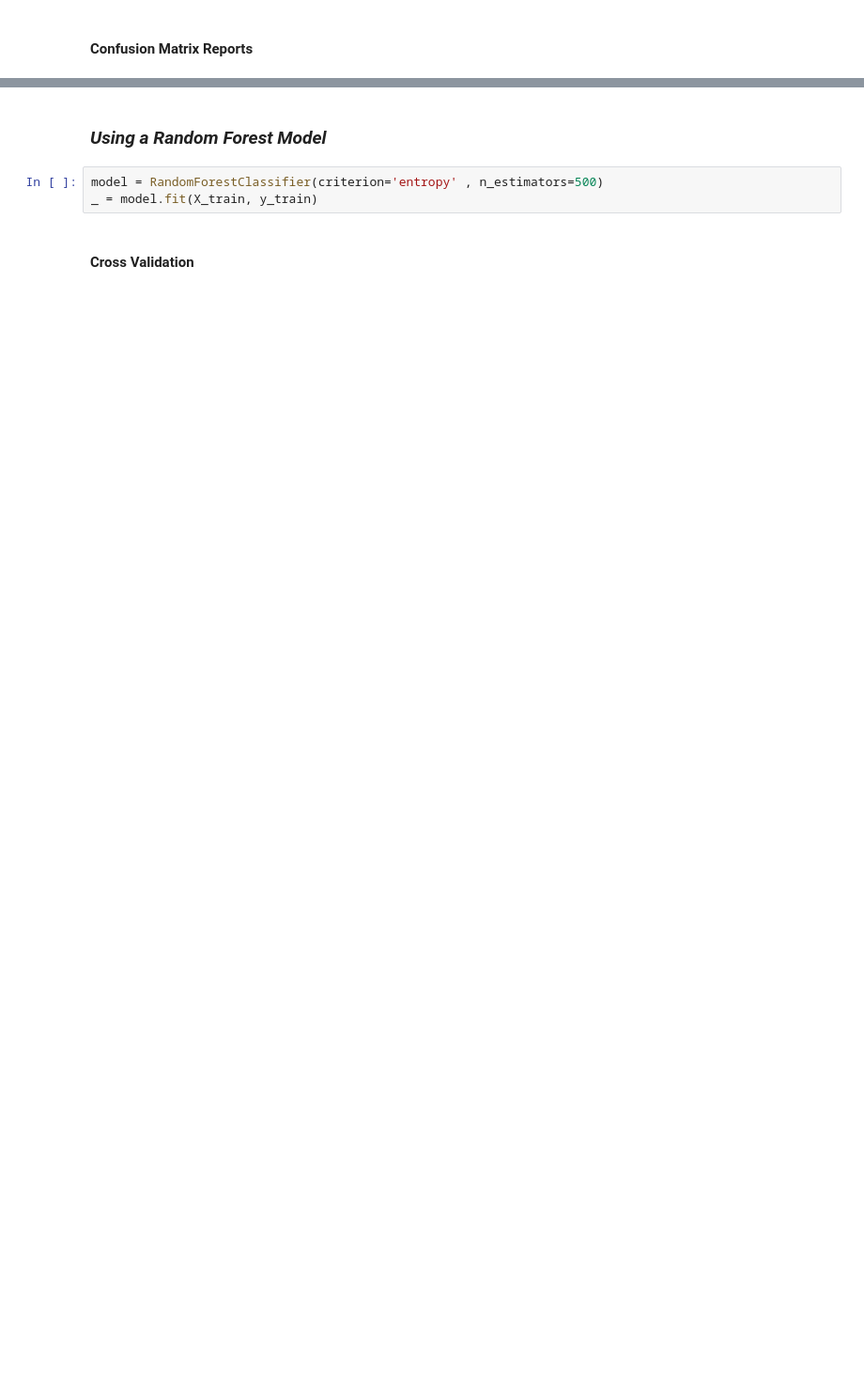
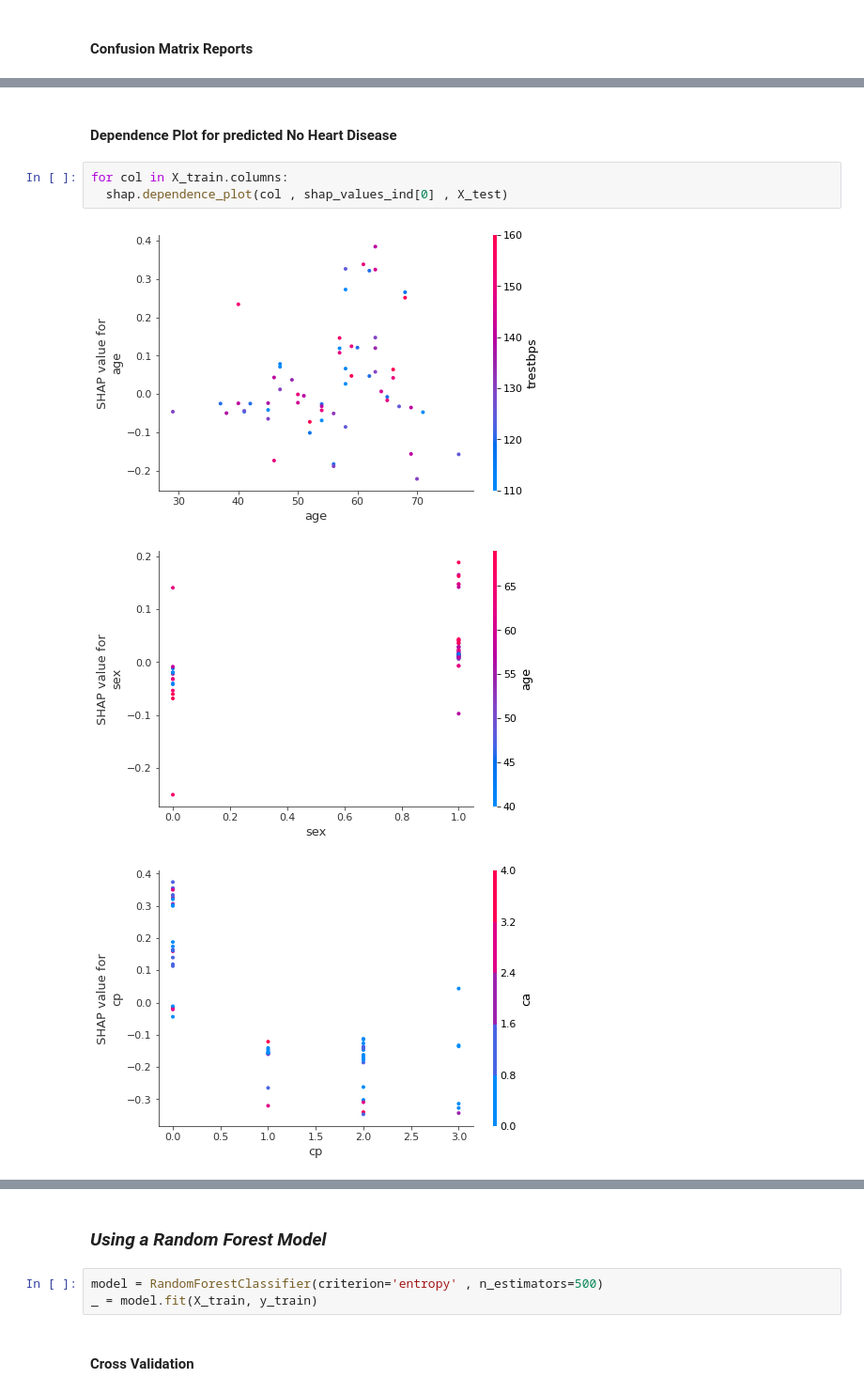
Before and after one commit to gloriankosi/notebooks, a Jupyter notebook: heart_disease_uci.ipynb, the cells around one changed output, grey strips where cells are left out. Shown at 94% size. Drawn from its saved outputs; the diff is of its cells as text; blank space fills up the shorter version.

```diff
--- a/heart_disease_uci.ipynb
+++ b/heart_disease_uci.ipynb
@@ -139,0 +176,9 @@ weighted avg       0.68      0.67      0.67        61
+# %% [markdown]
+#### Dependence Plot for predicted No Heart Disease
+# %%
+for col in X_train.columns:
+  shap.dependence_plot(col , shap_values_ind[0] , X_test)
+# %% [output]
+[figure, added]
+[figure, added]
+[figure, added]
```
Also changed, not shown: parts of 27 cells of this notebook.
